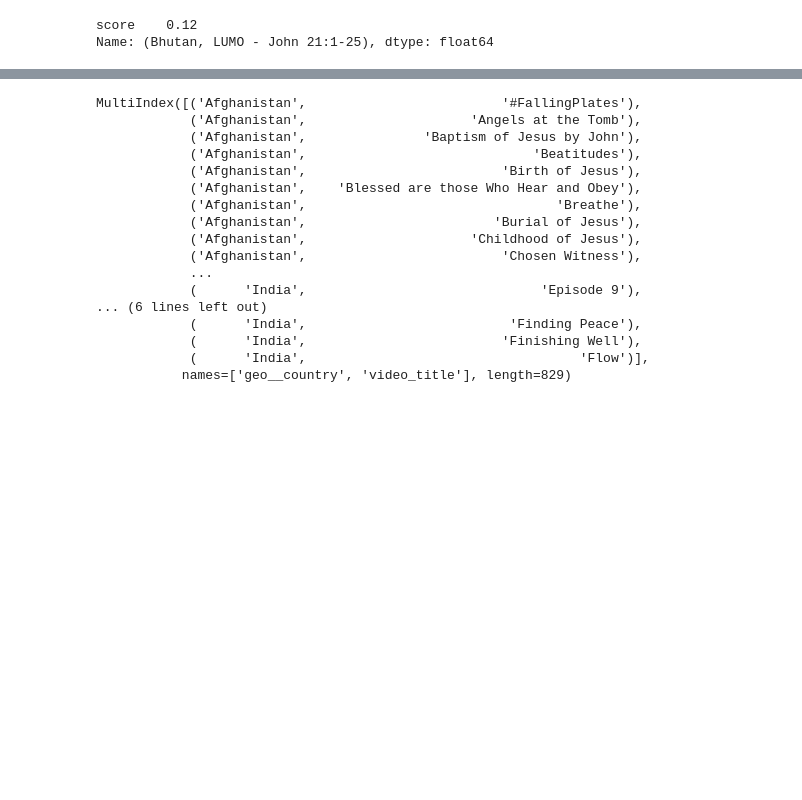
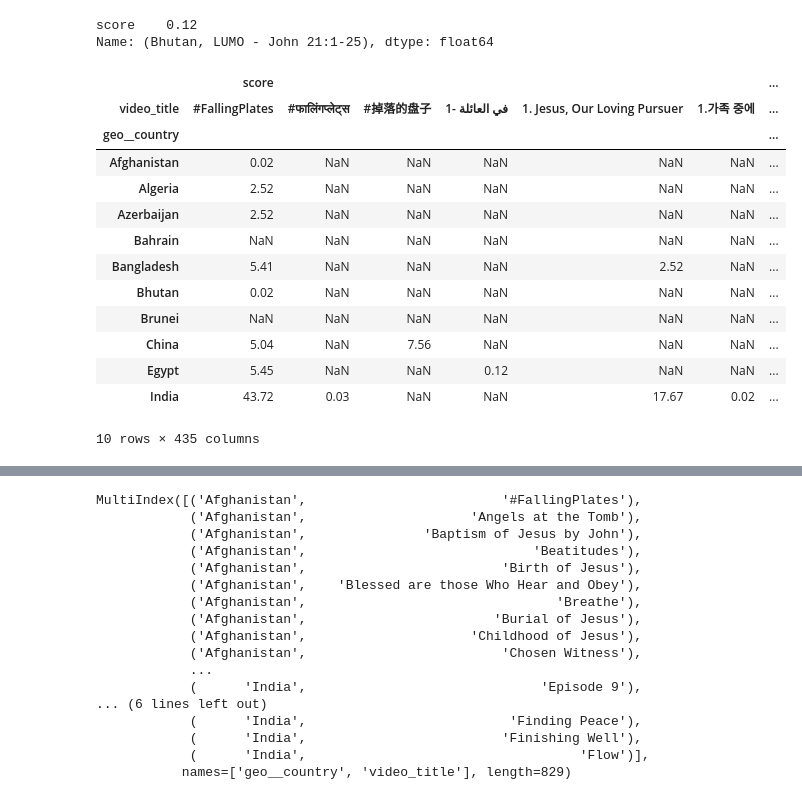
Before and after one commit to dj-betts/jf_project, a Jupyter notebook: recommender_base.ipynb, the cells around one changed output, grey strips where cells are left out. Drawn from its saved outputs; the diff is of its cells as text; code cells hidden in the pictures; blank space fills up the shorter version.

```diff
--- a/recommender_base.ipynb
+++ b/recommender_base.ipynb
@@ -260,3 +267,20 @@ review_scores.loc[('Bhutan','LUMO - John 21:1-25')]
 # %% [output]
 score    0.12
 Name: (Bhutan, LUMO - John 21:1-25), dtype: float64
+# %%
+review_scores.unstack()
+# %% [output]
+|  | score |  |  |  |  |  | ... |
+| video_title | #FallingPlates | #फालिंगप्लेट्स | #掉落的盘子 | 1- في العائلة | 1. Jesus, Our Loving Pursuer | 1.가족 중에 | ... |
+| geo__country |  |  |  |  |  |  | ... |
+| Afghanistan | 0.02 | NaN | NaN | NaN | NaN | NaN | ... |
+| Algeria | 2.52 | NaN | NaN | NaN | NaN | NaN | ... |
+| Azerbaijan | 2.52 | NaN | NaN | NaN | NaN | NaN | ... |
+| Bahrain | NaN | NaN | NaN | NaN | NaN | NaN | ... |
+| Bangladesh | 5.41 | NaN | NaN | NaN | 2.52 | NaN | ... |
+| Bhutan | 0.02 | NaN | NaN | NaN | NaN | NaN | ... |
+| Brunei | NaN | NaN | NaN | NaN | NaN | NaN | ... |
+| China | 5.04 | NaN | 7.56 | NaN | NaN | NaN | ... |
+| Egypt | 5.45 | NaN | NaN | 0.12 | NaN | NaN | ... |
+| India | 43.72 | 0.03 | NaN | NaN | 17.67 | 0.02 | ... |
+10 rows × 435 columns
```
Also changed, not shown: parts of 47 cells of this notebook.
